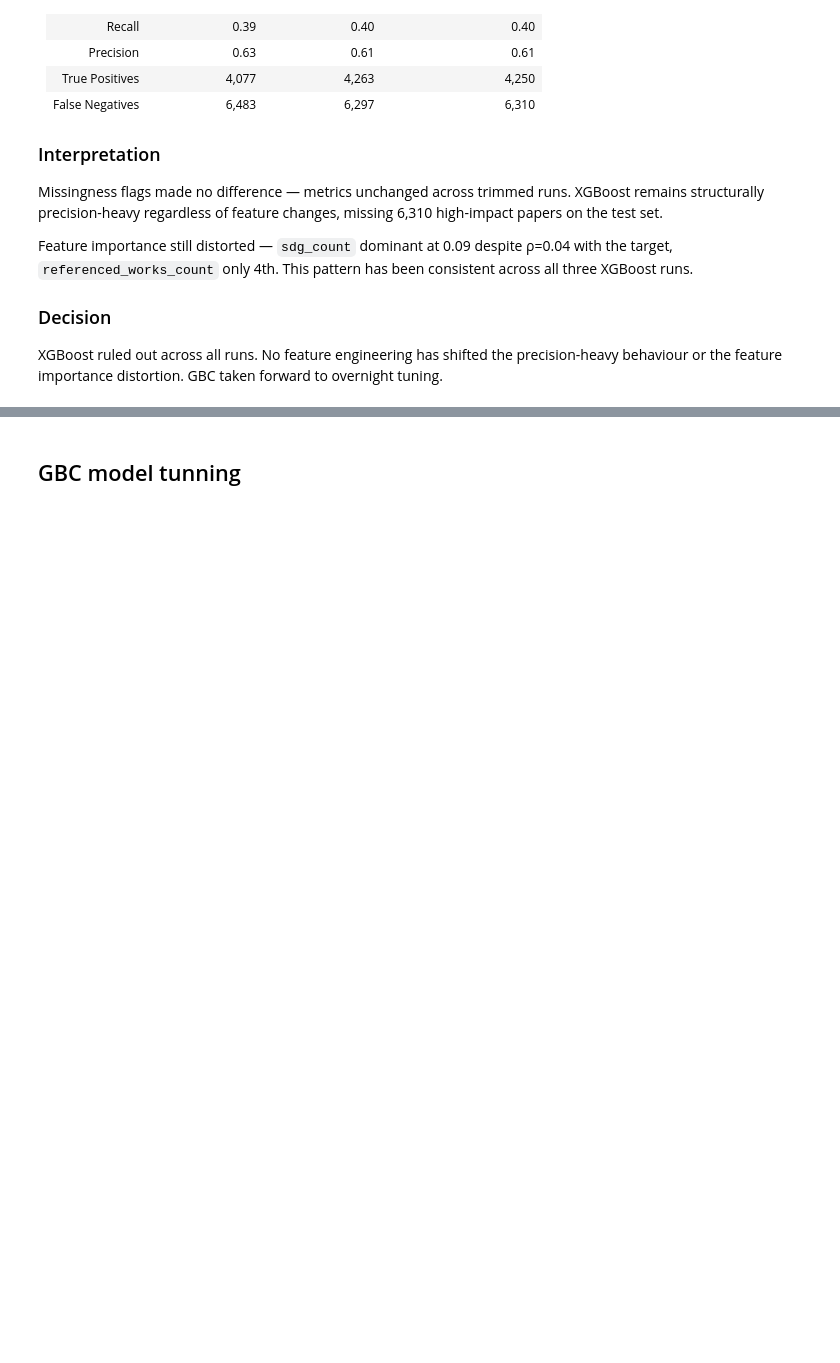
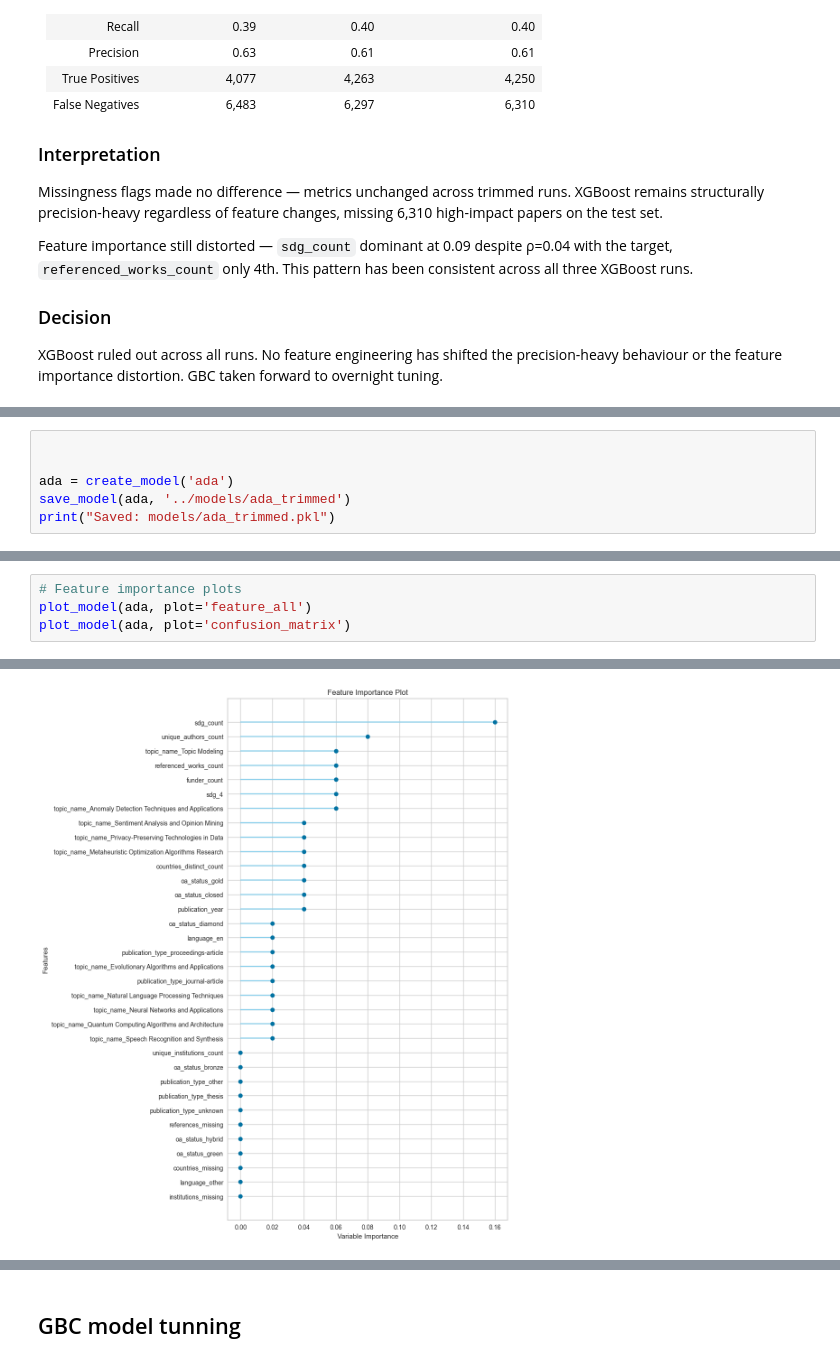
Before and after one commit to AnnaIgumnova/ai-paper-impact-predictor, a Jupyter notebook: notebooks/10_AI_Papers_modelling_trimmed.ipynb, the cells around one changed output, grey strips where cells are left out. Drawn from its saved outputs; the diff is of its cells as text; blank space fills up the shorter version.

```diff
--- a/notebooks/10_AI_Papers_modelling_trimmed.ipynb
+++ b/notebooks/10_AI_Papers_modelling_trimmed.ipynb
@@ -299,0 +302,6 @@ forward to overnight tuning.
+# %%
+
+
+ada = create_model('ada')
+save_model(ada, '../models/ada_trimmed')
+print("Saved: models/ada_trimmed.pkl")
@@ -299,0 +327,5 @@ forward to overnight tuning.
+# %%
+# Feature importance plots
+plot_model(ada, plot='feature_all')
+plot_model(ada, plot='confusion_matrix')
+# %% [output]
@@ -299,0 +333 @@ forward to overnight tuning.
+[figure, added]
```
Also changed, not shown: parts of 15 cells of this notebook, 4 other files.
